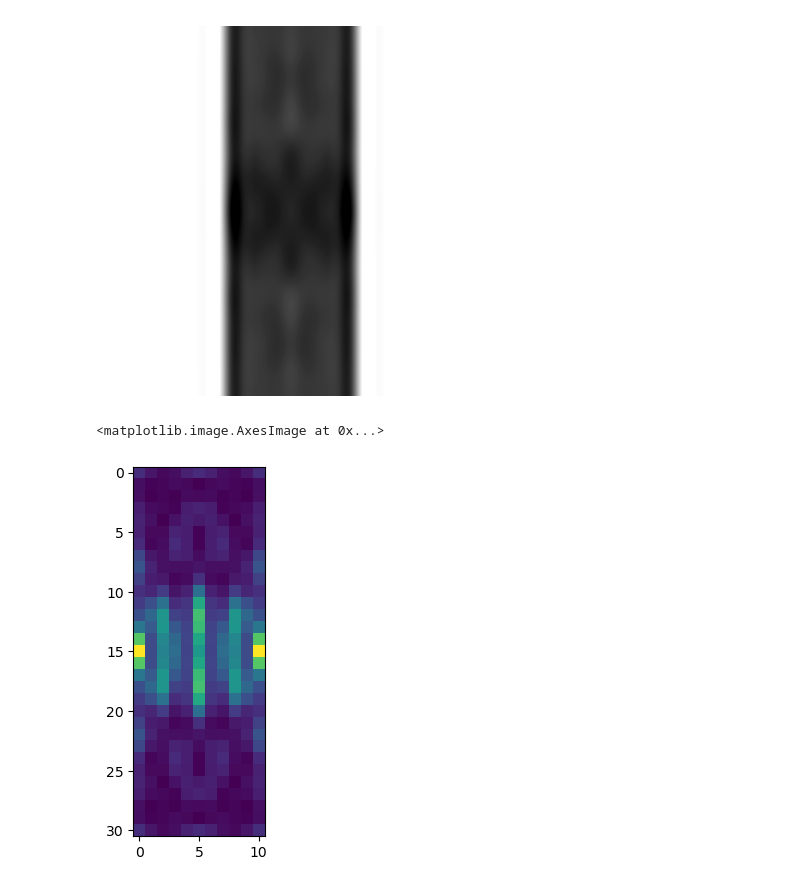
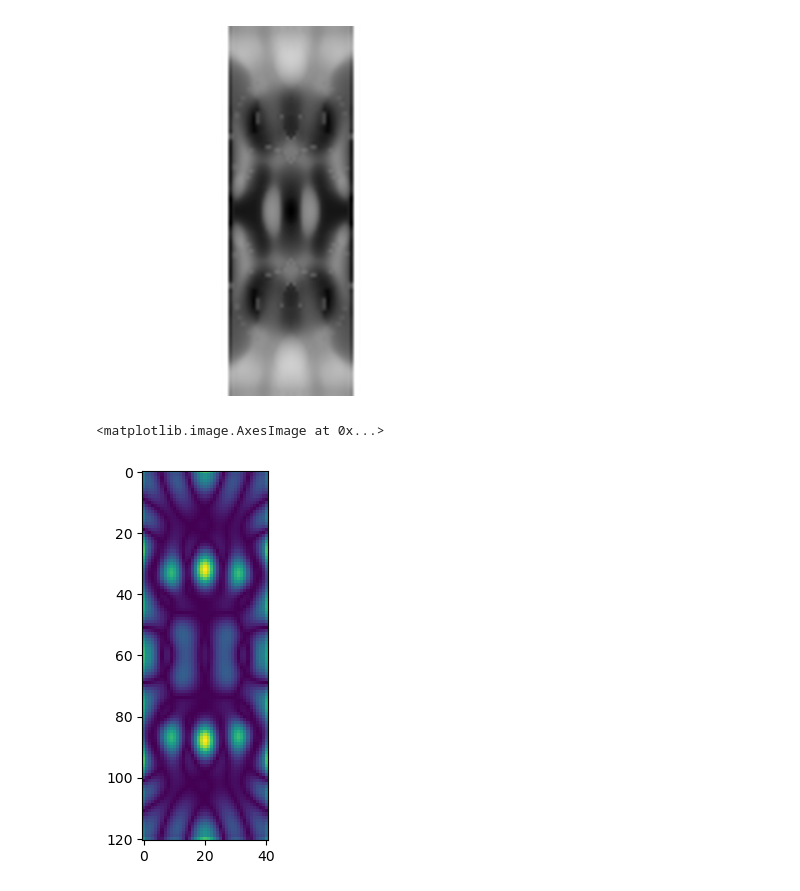
Before and after one commit to y0ooung/Meep, a Jupyter notebook: meep_project.ipynb, the cells around one changed output. Saved outputs shown, nothing was run; the diff lists cells and outputs as text; code cells hidden in the pictures.

```diff
--- a/meep_project.ipynb
+++ b/meep_project.ipynb
@@ -14,16 +14,17 @@ Si = mp.Medium(index=3.4)
 
 cell_size = mp.Vector3(8, 8, 0)
 pml_layers = [mp.PML(1.0)]
-resolution = 10
+resolution = 40
 
 # source
 source_center = [-2, 0, 0]
-source_size = mp.Vector3(0, 3, 0)
+source_size = mp.Vector3(0, 0, 0)
 fcen = 1 / 1.55
 width = 0.2
 fwidth = width * fcen
 kpoint = mp.Vector3(1, 0, 0)
 src = mp.GaussianSource(frequency=fcen, fwidth=fwidth)
+'''
 source = [
     mp.EigenModeSource(
         src,
@@ -34,6 +35,10 @@ source = [
         center=source_center,
     )
 ]
+'''
+source = [mp.Source(src,
+                    component=mp.Ez,
+                    center=source_center )]
 
 # design region
 Lx = 1
@@ -63,15 +68,14 @@ sim = mp.Simulation(
 )
 
 # adjoint optimization setup
-TE_top =mpa.EigenmodeCoefficient(
-    sim,
-    mp.Volume(center=mp.Vector3(2, 0, 0), size=mp.Vector3(0, 3, 0)),
-    mode=1
-)
-ob_list = [TE_top]
+Fx = 0.1
+Fy = 0.1
+focus_vol = mp.Volume(center=mp.Vector3(2, 0, 0), size=mp.Vector3(Fx, Fy, 0))
+focus_field = mpa.FourierFields(sim, focus_vol, mp.Ez)
+ob_list = [focus_field]
 
-def J(alpha):
-    return npa.abs(alpha) ** 2
+def J(Ez):
+    return npa.mean(npa.abs(Ez) ** 2)
 
 opt = mpa.OptimizationProblem(
     simulation=sim,
@@ -103,16 +107,21 @@ sensitivity = [0]
 
 def f(x, grad):
     f0, dJ_du = opt([x])
-    f0 = f0[0]
+    if np.isscalar(f0):
+        f0 = float(np.real(f0))
+    else:
+        f0 = float(np.real(np.ravel(f0)[0]))
+
     if grad.size > 0:
         grad[:] = np.squeeze(dJ_du)
     evaluation_history.append(np.real(f0))
     sensitivity[0] = dJ_du
+
     return np.real(f0)
 
 algorithm = nlopt.LD_MMA
 n = Nx * Ny
-maxeval = 10
+maxeval = 20
 
 solver = nlopt.opt(algorithm, n)
 solver.set_lower_bounds(0)
@@ -151,16 +160,17 @@ plt.show()
 # %%
 opt.update_design([x])
 
 plt.figure()
 sim.plot2D(
-    output_plane=mp.Volume(center=mp.Vector3(), size=mp.Vector3(3,3,0))
+    output_plane=mp.Volume(center=mp.Vector3(), size=mp.Vector3(3,3,0)),
+    labels=False
 )
 plt.axis("off")
 plt.show()
 # %% [output]
-[figure, old version]
+[figure, new version]
 # %%
 plt.imshow(np.rot90(np.squeeze(np.abs(sensitivity[0].reshape(Nx, Ny)))))
 # %% [output]
 <matplotlib.image.AxesImage at 0x...>
-[figure, old version]
+[figure, new version]
```
Also changed, not shown: parts of 4 cells of this notebook.
